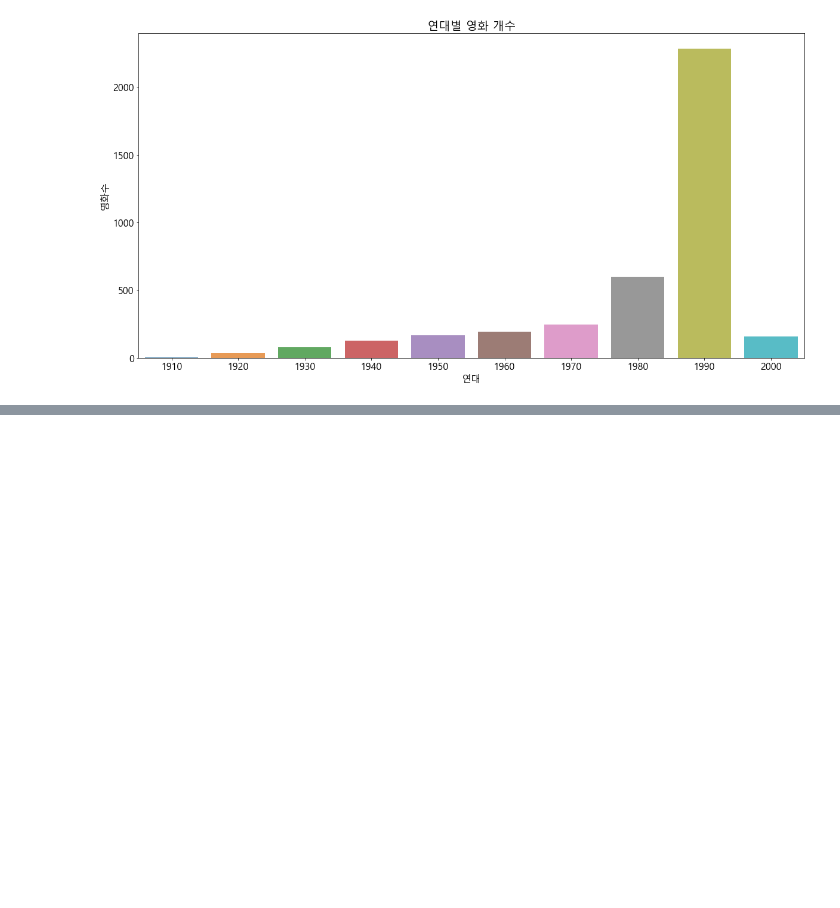
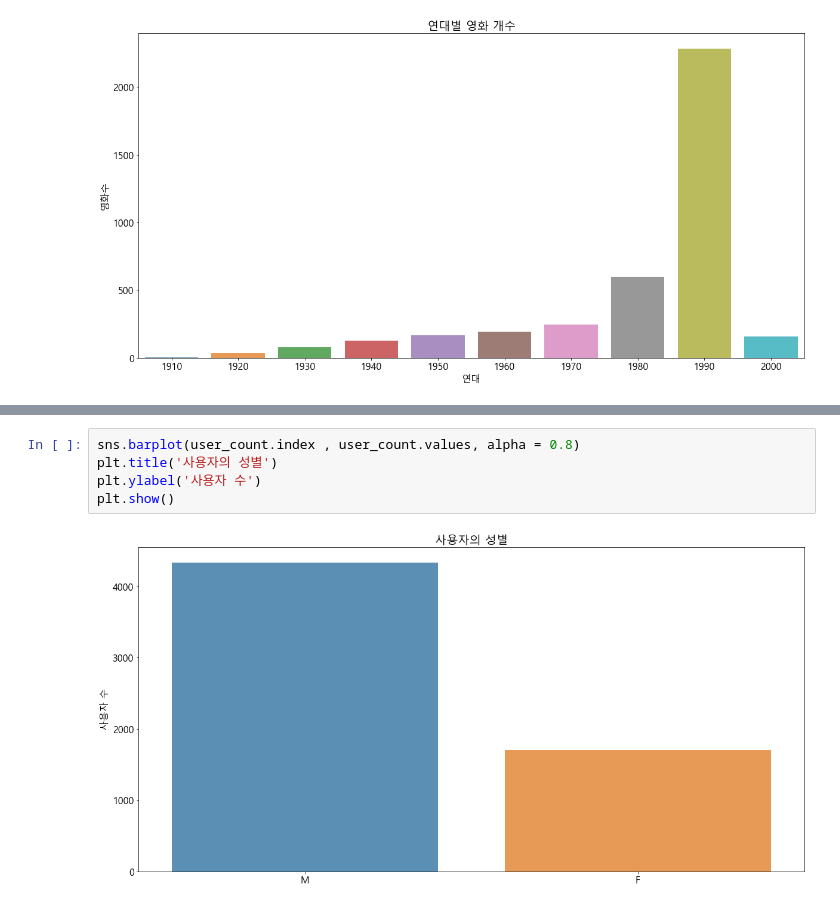
Before and after one commit to kamunbee/project_workspace, a Jupyter notebook: 02_데이터분석/15_영화 평점 데이터 분석.ipynb, the cells around one changed output, grey strips where cells are left out. Cells and saved outputs as stored; diff of their text form; blank space fills up the shorter version.

```diff
--- a/02_데이터분석/15_영화 평점 데이터 분석.ipynb
+++ b/02_데이터분석/15_영화 평점 데이터 분석.ipynb
@@ -203,0 +271,7 @@ plt.show()
+# %%
+sns.barplot(user_count.index , user_count.values, alpha = 0.8)
+plt.title('사용자의 성별')
+plt.ylabel('사용자 수')
+plt.show()
+# %% [output]
+[figure, added]
```
Also changed, not shown: parts of 31 cells of this notebook.
